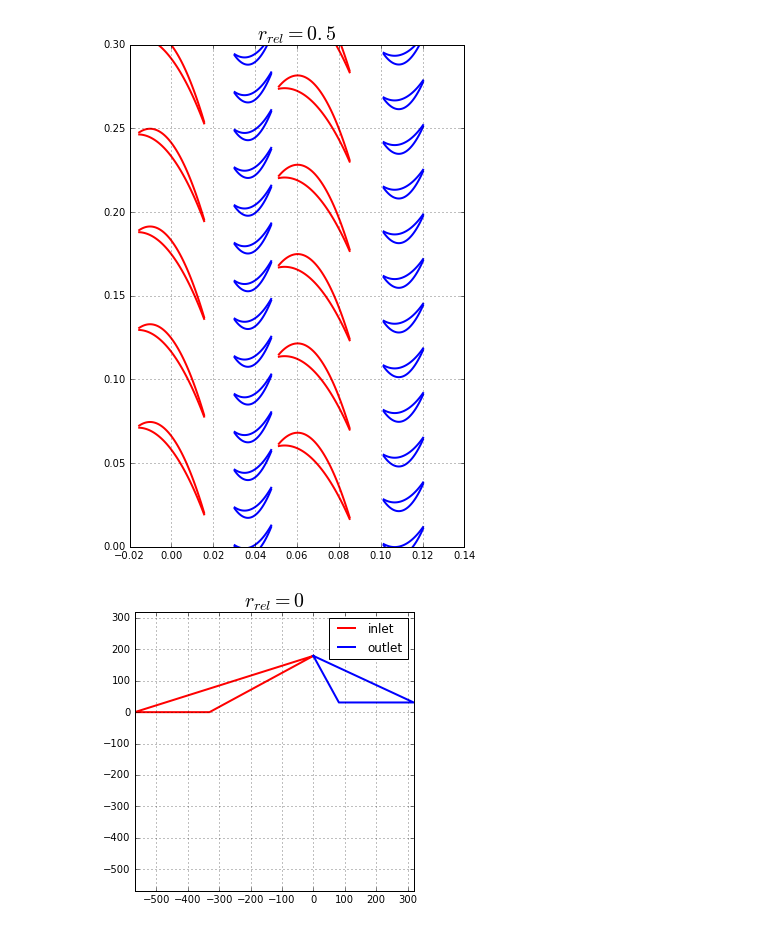
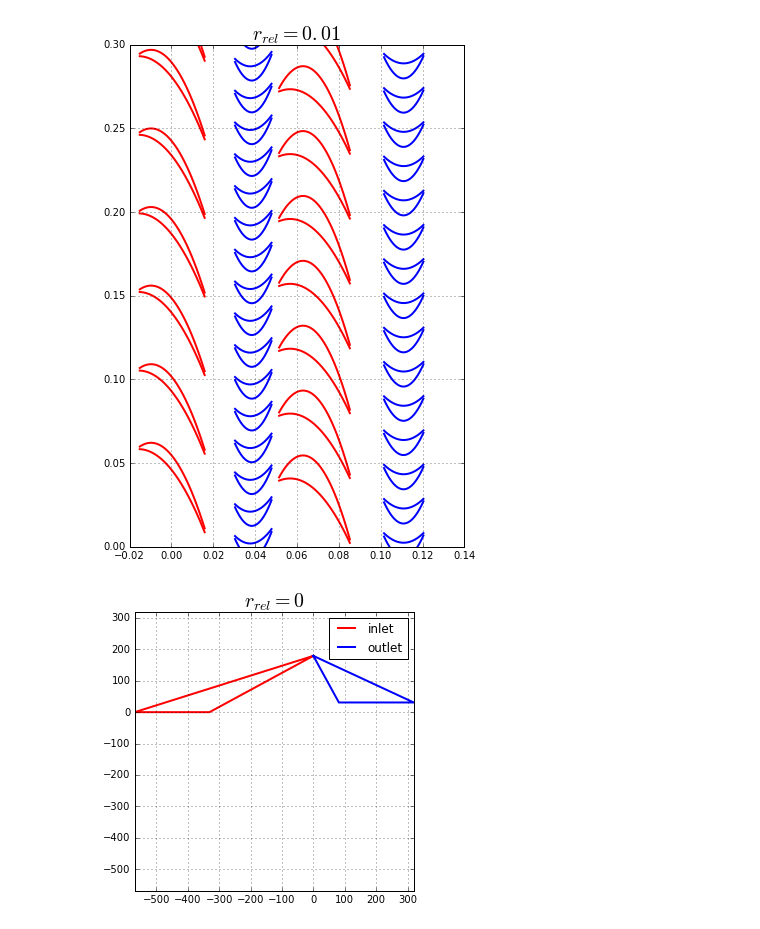
Before and after one commit to las-palmas1/turbine_calculation, a Jupyter notebook: profiling.ipynb, the cells around one changed output. Drawn from its saved outputs; the diff is of its cells as text; code cells hidden in the pictures.

```diff
--- a/profiling.ipynb
+++ b/profiling.ipynb
@@ -18,25 +18,34 @@ st2 = turbine_profiling[1]
 # %%
 %matplotlib inline
 deg = np.pi / 180
+st1.r1_rk_rel = 0.05
+st1.r1_sa_rel = 0.05
+st1.s2_rk = 0.0007
+st1.s2_sa = 0.0007
 st1.maxdif_alpha0_l_gamma1_s_sa = 50 * deg
 st1.mindif_beta1_l_gamma1_s_rk = 15 * deg
 st1.maxdif_beta1_l_gamma1_s_rk = 40 * deg
 st1.gamma1_k_rk_rel = 0.55
 st1.min_t_rel_sa_in = 0.95
-st1.min_t_rel_rk_in = 0.95
+st1.min_t_rel_rk_in = 1.0
+
+st2.r1_rk_rel = 0.05
+st2.r1_sa_rel = 0.05
+st2.s2_rk = 0.0007
+st2.s2_sa = 0.0007
 st2.mindif_alpha0_l_gamma1_s_sa = 17 * deg
 st2.maxdif_alpha0_l_gamma1_s_sa = 45 * deg
 st2.maxdif_beta1_l_gamma1_s_rk = 40 * deg
 st2.mindif_beta1_l_gamma1_s_rk = 15 * deg
 st2.gamma1_k_sa_rel = 0.35
 st2.gamma1_k_rk_rel = 0.55
 st2.min_t_rel_sa_in = 0.95
-st2.min_t_rel_rk_in = 0.95
+st2.min_t_rel_rk_in = 1.00
 turbine_profiling.compute_profile()
 turbine_profiling.save()
-turbine_profiling.plot2d(r_rel=0.5, figsize=(6, 9), ymax=0.3)
+turbine_profiling.plot2d(r_rel=0.01, figsize=(6, 9), ymax=0.3)
 # %% [output]
-[figure, old version]
+[figure, new version]
 # %%
 %matplotlib inline
 turbine_profiling[0].plot_velocity_triangles(figsize=(5, 5))
```
Also changed, not shown: parts of 1 cell of this notebook.
